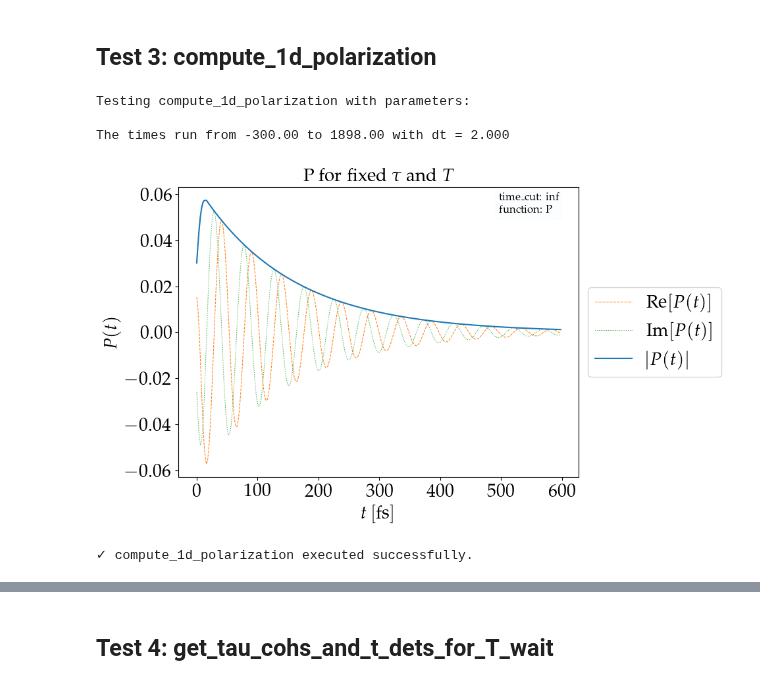
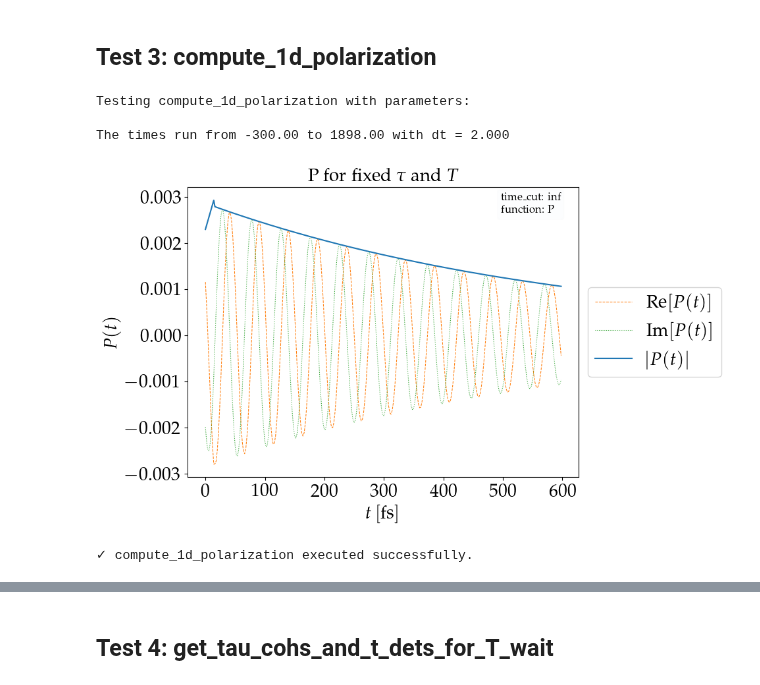
Before and after one commit to LBPhysics/2025_master_thesis_leopold_bodamer, a Jupyter notebook: code/python/notebooks/test_spectroscopy.ipynb, the cells around one changed output, grey strips where cells are left out. Drawn from its saved outputs; the diff is of its cells as text; code cells hidden in the pictures.

```diff
--- a/code/python/notebooks/test_spectroscopy.ipynb
+++ b/code/python/notebooks/test_spectroscopy.ipynb
@@ -174,10 +174,10 @@ system_test  = SystemParameters(
     pulse_FWHM=15.0,
     omega_A_cm=16000.0,
     E0=0.005,
-    ODE_Solver="BR",
+    ODE_Solver="BR",  # Use Paper BR solver
     RWA_laser= True,  # Use RWA for laser
-    gamma_phi=0.20,  # No dephasing
-    gamma_0=0.1
+#    gamma_phi=0.20,  # No dephasing
+#    gamma_0=0.1
 )  # Use default parameters
 t_max = system_test.t_max  # Maximum time for simulation
 # Create time array from -FWHM to t_max with dt
@@ -186,34 +186,34 @@ print(f"Testing compute_1d_polarization with parameters:\n")
 print(f"The times run from {times[0]:.2f} to {times[-1]:.2f} with dt = {system_test.dt:.3f}")
 time_cut = np.inf
 kwargs = {
     "time_cut": time_cut,  # to avoid numerical issues
 #    "tau_coh": tau_coh_test,
 #    "T_wait": T_wait_test,
     "function": "P" # Polarization function
 }
 
 try:
     result = compute_1d_polarization(
         tau_coh=tau_coh_test,
         T_wait=T_wait_test,
         phi_0=phi_0_test,
         phi_1=phi_1_test,
         times=times,
         system=system_test,
         **kwargs
     )
     # Plot the data for a fixed tau_coh and T_wait
     Plot_fixed_tau_T(
         result[0], result[1], **kwargs
     )
     print("✓ compute_1d_polarization executed successfully.")
 except Exception as e:
     print("❌ compute_1d_polarization failed:", e)
 # %% [output]
 Testing compute_1d_polarization with parameters:
 
 The times run from -300.00 to 1898.00 with dt = 2.000
-[figure, old version]
+[figure, new version]
 ✓ compute_1d_polarization executed successfully.
 # %%
 t_freqs, data_freqs = compute_1d_fft_wavenumber(
```
Also changed, not shown: parts of 10 cells of this notebook, 39 other files.
